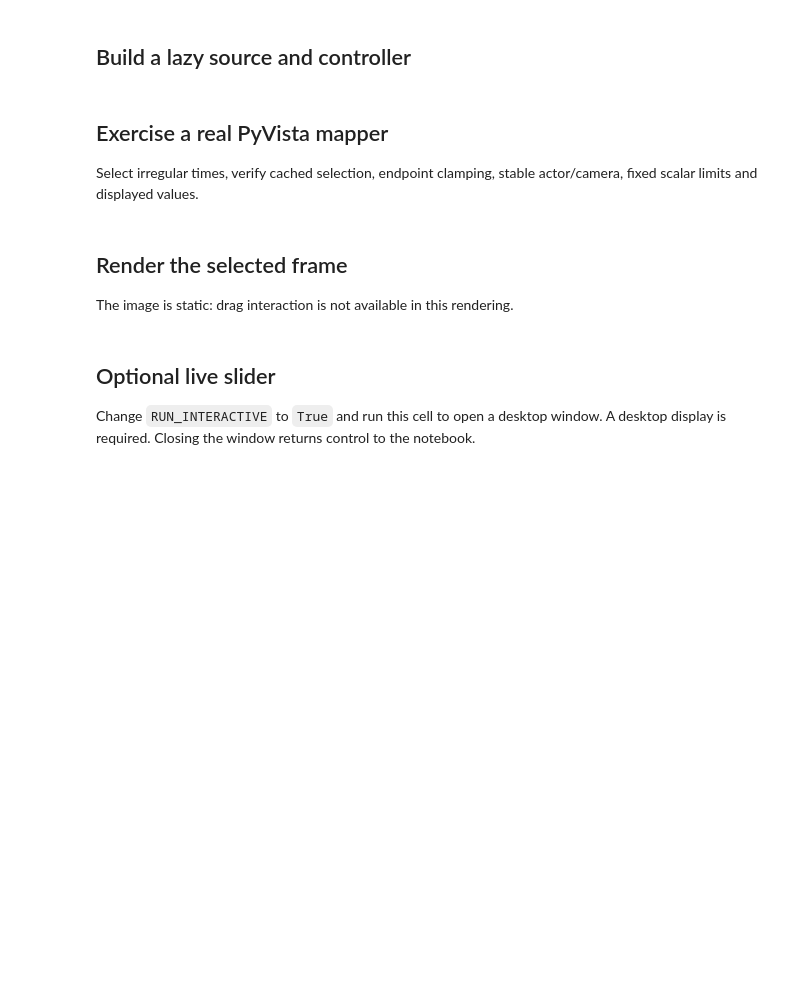
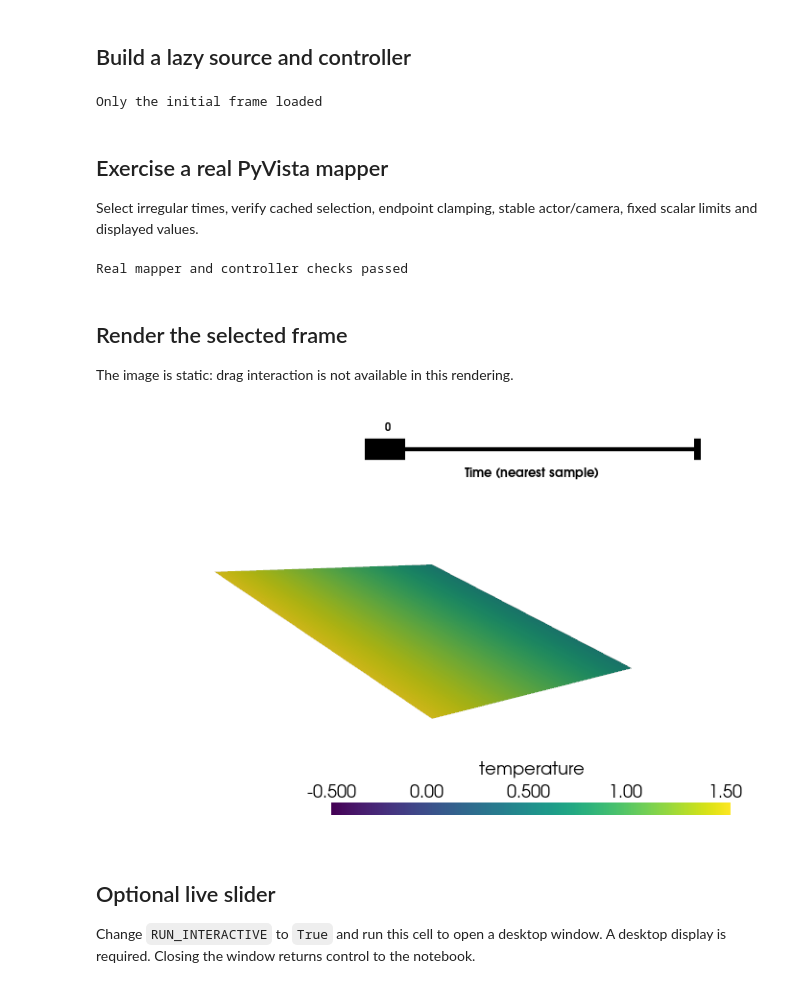
Before and after one commit to dvat-oss-source/pyvista-time-series-experiments, a Jupyter notebook: exploration/test_time_series_controller.ipynb, the cells around one changed output. Saved outputs shown, nothing was run; the diff lists cells and outputs as text; code cells hidden in the pictures; blank space fills up the shorter version.

Commit message:
Retain displayed time frame and verify controller notebook

```diff
--- a/exploration/test_time_series_controller.ipynb
+++ b/exploration/test_time_series_controller.ipynb
@@ -33,7 +35,7 @@ from exploration.time_controller import TimeController
 frames = []
 for time in [0.0, 0.2, 1.0]:
     mesh = pv.Plane(i_resolution=8, j_resolution=5)
-    mesh.points[:, 2] = time * mesh.points[:, 0]
+    mesh.points[:, 2] = 0.4 * time * mesh.points[:, 0]
     mesh['temperature'] = mesh.points[:, 0] + time
     frames.append(mesh)
 loads = []
@@ -48,9 +50,12 @@ controller = TimeController(pl, [0.0, 0.2, 1.0], load_frame,
                             scalars='temperature', clim=(-0.5, 1.5))
 pl.camera_position = 'iso'
 actor = controller.actor
-camera_before = np.array(pl.camera_position)
+initial_image = pl.screenshot(return_img=True)
+camera_before = np.array(list(pl.camera_position), dtype=float)
 assert set(loads) == {0}
 print('Only the initial frame loaded')
+# %% [output]
+Only the initial frame loaded
 # %% [markdown]
 ## Exercise a real PyVista mapper
 Select irregular times, verify cached selection, endpoint clamping, stable actor/camera, fixed scalar limits and displayed values.
@@ -60,7 +65,7 @@ assert controller.index == 1
 assert controller.actor is actor
 np.testing.assert_allclose(actor.mapper.dataset['temperature'], frames[1]['temperature'])
 np.testing.assert_allclose(actor.mapper.scalar_range, (-0.5, 1.5))
-np.testing.assert_allclose(np.array(pl.camera_position), camera_before)
+np.testing.assert_allclose(np.array(list(pl.camera_position), dtype=float), camera_before)
 previous_loads = len(loads)
 controller.select_time(0.19)
 assert len(loads) == previous_loads
@@ -75,11 +80,18 @@ assert controller.index == 0
 controller.select_time(1.0)
 np.testing.assert_allclose(actor.mapper.dataset.points, frames[2].points)
 print('Real mapper and controller checks passed')
+# %% [output]
+Real mapper and controller checks passed
 # %% [markdown]
 ## Render the selected frame
 The image is static: drag interaction is not available in this rendering.
 # %%
+final_image = pl.screenshot(return_img=True)
+assert np.mean(np.abs(final_image.astype(float) - initial_image.astype(float))) > 1.0
+assert np.count_nonzero(np.any(final_image[:, :, :3] < 200, axis=2)) > 1000
 pl.show(jupyter_backend='static')
+# %% [output]
+[figure, added]
 # %% [markdown]
 ## Optional live slider
 Change `RUN_INTERACTIVE` to `True` and run this cell to open a desktop window. A desktop display is required. Closing the window returns control to the notebook.
```
Also changed, not shown: parts of 1 cell of this notebook, 2 other files.
